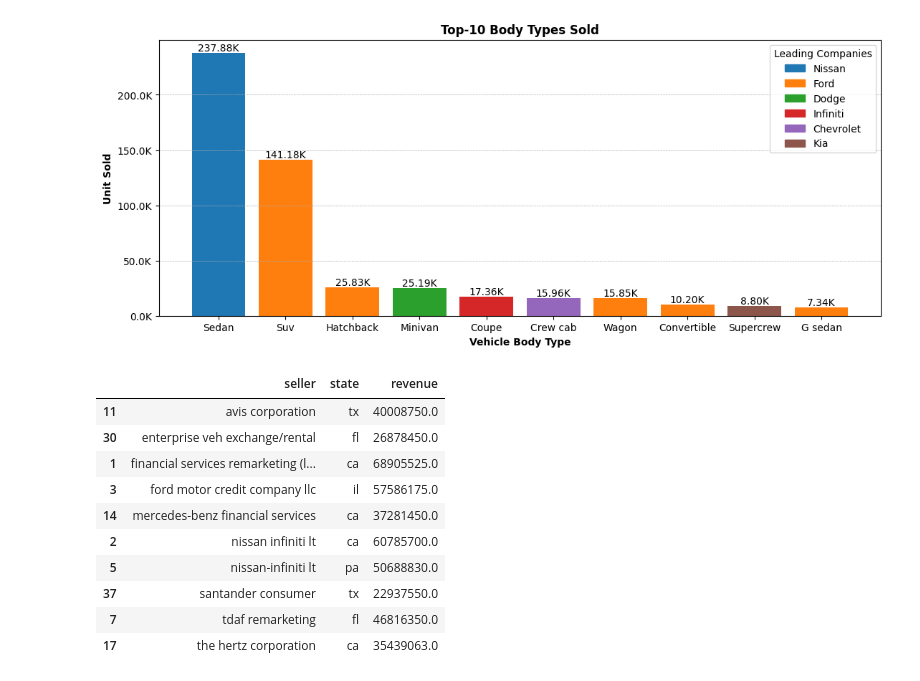
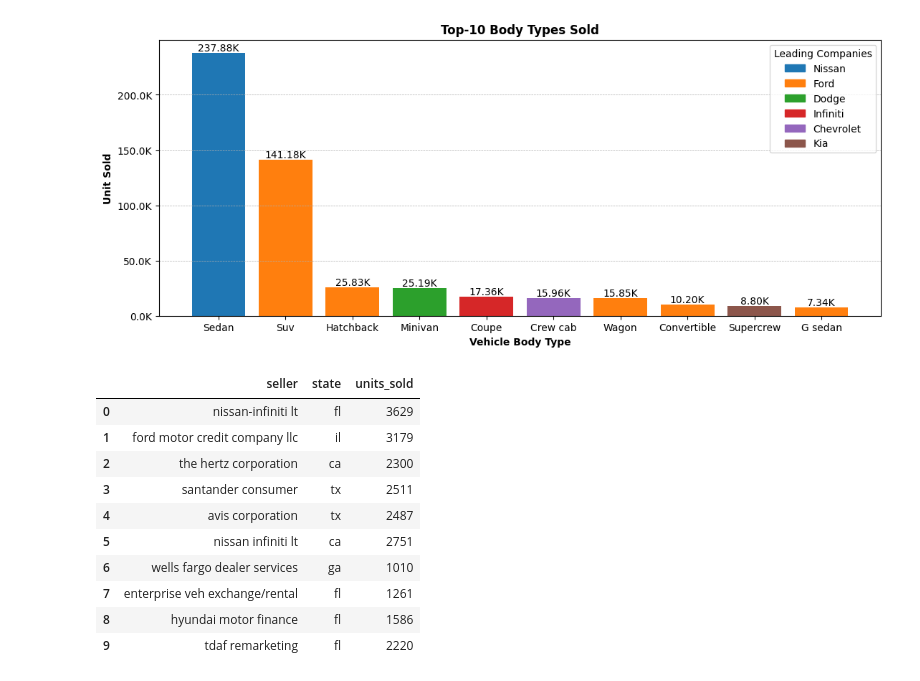
Before and after one commit to pranay-authankar/vehicle_sales_analytics, a Jupyter notebook: notebook/4_data_analysis.ipynb, the cells around one changed output. Drawn from its saved outputs; the diff is of its cells as text; code cells hidden in the pictures.

```diff
--- a/notebook/4_data_analysis.ipynb
+++ b/notebook/4_data_analysis.ipynb
@@ -513,16 +513,38 @@ plt.show()
 # %% [output]
 [figure]
 # %%
-#14. Top 10 Sellers by revenue.
+# 14. Top 10 Sellers by units sold.
+
+top_10_seller = (dataset.groupby(["seller"])["vin"]
+                 .agg('count')
+                 .reset_index(name = "units_sold")
+                 .sort_values(ascending = False, by = ["units_sold"])
+                 .head(10)
+                )
+
+# Top State by sellers
+seller_state_group = (dataset.groupby(["seller", "state"])["vin"]
+                      .agg('count')
+                      .reset_index(name = "units_sold")
+                      .sort_values(ascending = False, by = "units_sold")
+                      )
+
+leading_state_by_seller = seller_state_group.loc[seller_state_group.groupby(["seller"])["units_sold"].idxmax()]
+leading_state_by_top_seller = (leading_state_by_seller[leading_state_by_seller["seller"].isin(top_10_seller["seller"])]
+                               .set_index(["seller"])
+                               .reindex(top_10_seller["seller"])
+                               .reset_index())
+
+leading_state_by_top_seller
 # %% [output]
-|  | seller | state | revenue |
-| 11 | avis corporation | tx | 40008750.0 |
-| 30 | enterprise veh exchange/rental | fl | 26878450.0 |
-| 1 | financial services remarketing (l... | ca | 68905525.0 |
-| 3 | ford motor credit company llc | il | 57586175.0 |
-| 14 | mercedes-benz financial services | ca | 37281450.0 |
-| 2 | nissan infiniti lt | ca | 60785700.0 |
-| 5 | nissan-infiniti lt | pa | 50688830.0 |
-| 37 | santander consumer | tx | 22937550.0 |
-| 7 | tdaf remarketing | fl | 46816350.0 |
-| 17 | the hertz corporation | ca | 35439063.0 |
+|  | seller | state | units_sold |
+| 0 | nissan-infiniti lt | fl | 3629 |
+| 1 | ford motor credit company llc | il | 3179 |
+| 2 | the hertz corporation | ca | 2300 |
+| 3 | santander consumer | tx | 2511 |
+| 4 | avis corporation | tx | 2487 |
+| 5 | nissan infiniti lt | ca | 2751 |
+| 6 | wells fargo dealer services | ga | 1010 |
+| 7 | enterprise veh exchange/rental | fl | 1261 |
+| 8 | hyundai motor finance | fl | 1586 |
+| 9 | tdaf remarketing | fl | 2220 |
```
Also changed, not shown: parts of 7 cells of this notebook, 4 other files.
